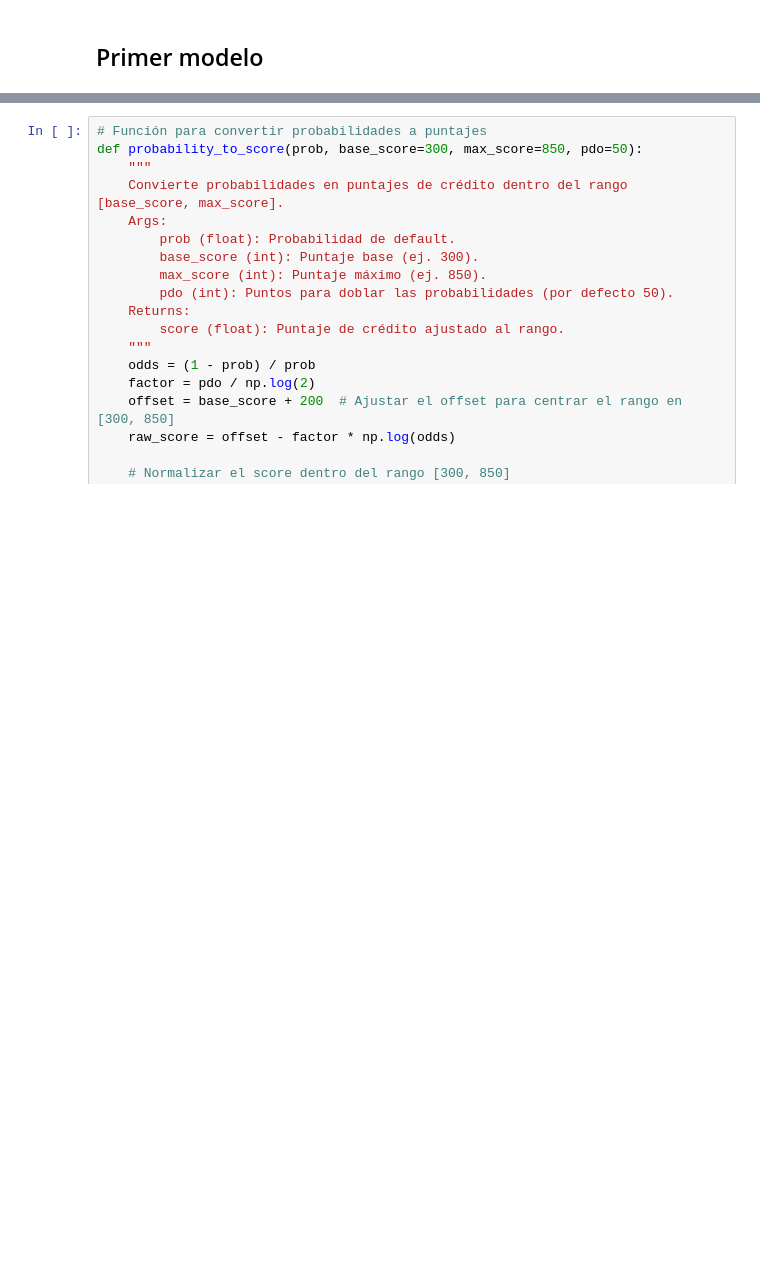
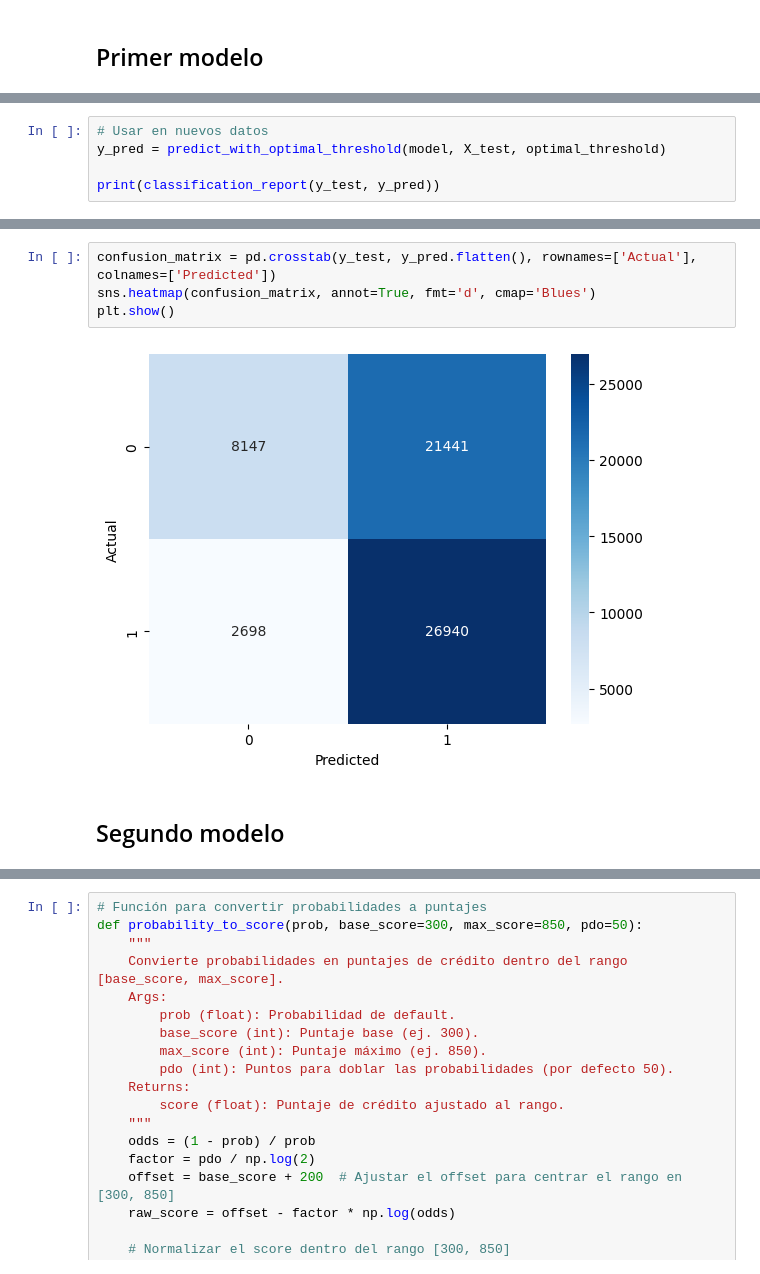
Before and after one commit to aleuse/rna_trabajo2_riesgo_crediticio, a Jupyter notebook: notebooks/2_modelado.ipynb, the cells around one changed output, grey strips where cells are left out. Cells and saved outputs as stored; diff of their text form; blank space fills up the shorter version.

```diff
--- a/notebooks/2_modelado.ipynb
+++ b/notebooks/2_modelado.ipynb
@@ -142,0 +291,5 @@ weighted avg       0.97      0.97      0.97    114922
+# %%
+# Usar en nuevos datos
+y_pred = predict_with_optimal_threshold(model, X_test, optimal_threshold)
+
+print(classification_report(y_test, y_pred))
@@ -142,0 +306,8 @@ weighted avg       0.97      0.97      0.97    114922
+# %%
+confusion_matrix = pd.crosstab(y_test, y_pred.flatten(), rownames=['Actual'], colnames=['Predicted'])
+sns.heatmap(confusion_matrix, annot=True, fmt='d', cmap='Blues')
+plt.show()
+# %% [output]
+[figure, added]
+# %% [markdown]
+## Segundo modelo
```
Also changed, not shown: parts of 144 cells of this notebook, 10 other files.
